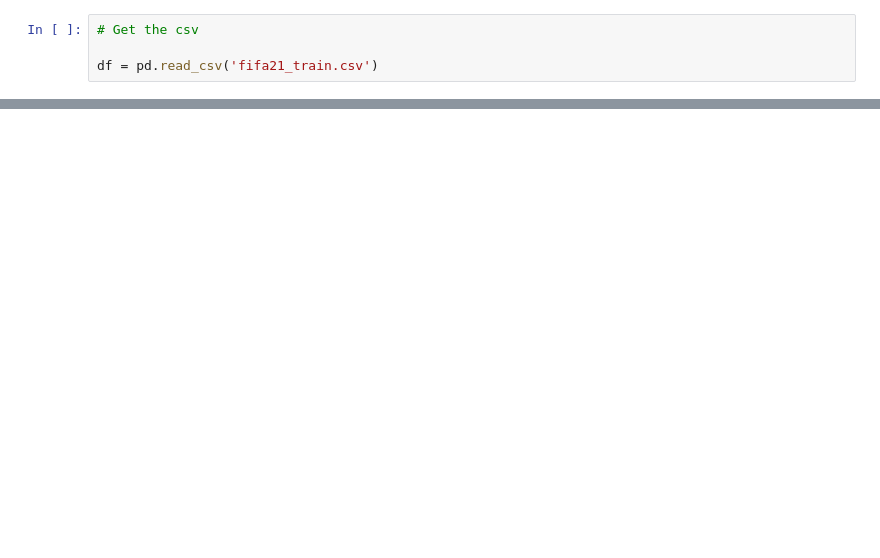
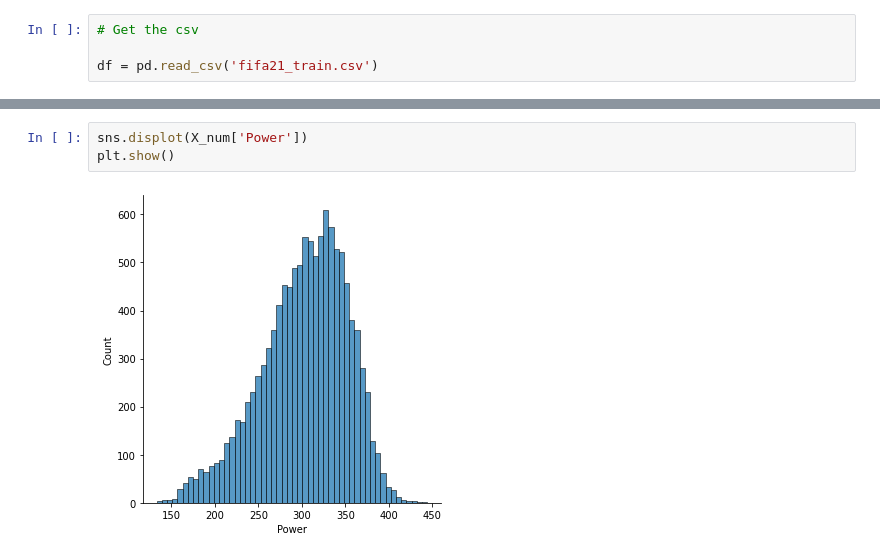
Before and after one commit to rjpeters/fifa, a Jupyter notebook: fifa_project.ipynb, the cells around one changed output, grey strips where cells are left out. Cells and saved outputs as stored; diff of their text form; blank space fills up the shorter version.

```diff
--- a/fifa_project.ipynb
+++ b/fifa_project.ipynb
@@ -238,0 +231,5 @@ X_cat
+# %%
+sns.displot(X_num['Power'])
+plt.show()
+# %% [output]
+[figure, added]
```
Also changed, not shown: parts of 9 cells of this notebook.
